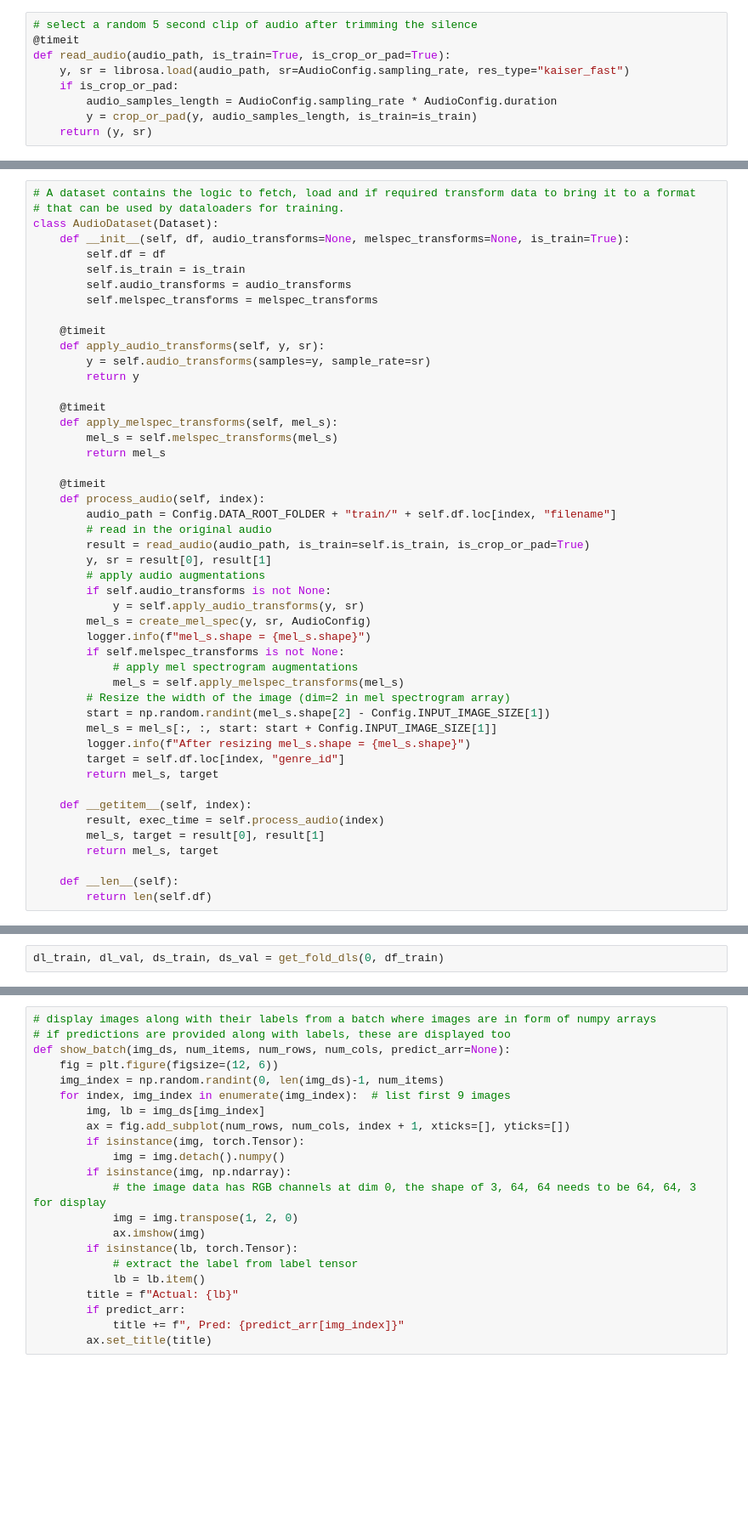
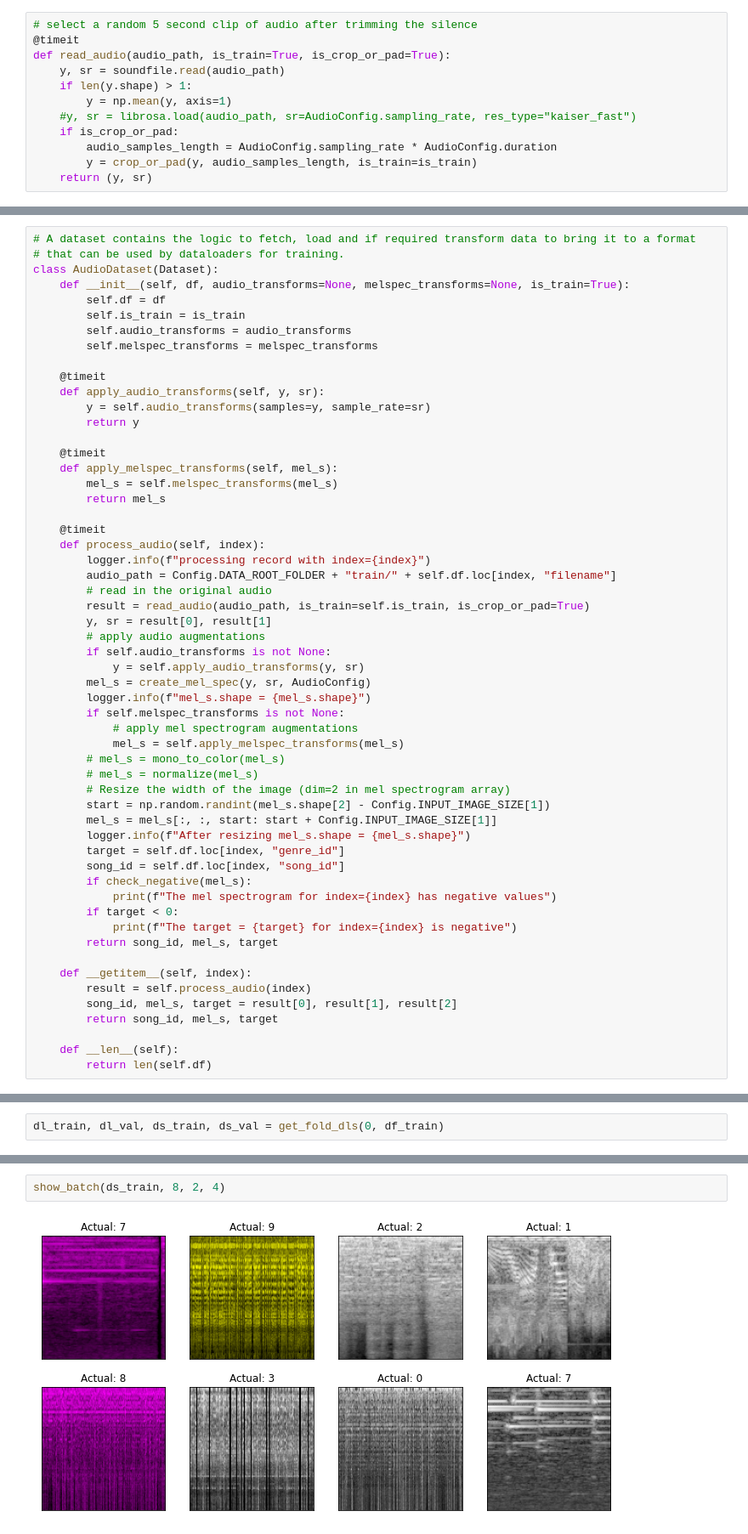
Before and after one commit to bk-anupam/KaggleChallenges, a Jupyter notebook: AUDIO/MusicClassification/preprocess_augment_train.ipynb, the cells around one changed output, grey strips where cells are left out. Shown at 85% size. Cells and saved outputs as stored; diff of their text form; blank space fills up the shorter version.

```diff
--- a/AUDIO/MusicClassification/preprocess_augment_train.ipynb
+++ b/AUDIO/MusicClassification/preprocess_augment_train.ipynb
@@ -183,7 +188,10 @@ def crop_or_pad(y, length, is_train=True):
 # select a random 5 second clip of audio after trimming the silence
 @timeit
 def read_audio(audio_path, is_train=True, is_crop_or_pad=True):
-    y, sr = librosa.load(audio_path, sr=AudioConfig.sampling_rate, res_type="kaiser_fast")
+    y, sr = soundfile.read(audio_path)
+    if len(y.shape) > 1:
+        y = np.mean(y, axis=1)
+    #y, sr = librosa.load(audio_path, sr=AudioConfig.sampling_rate, res_type="kaiser_fast")
     if is_crop_or_pad:
         audio_samples_length = AudioConfig.sampling_rate * AudioConfig.duration
         y = crop_or_pad(y, audio_samples_length, is_train=is_train)
@@ -299,6 +315,7 @@ class AudioDataset(Dataset):
 
     @timeit
     def process_audio(self, index):
+        logger.info(f"processing record with index={index}")
         audio_path = Config.DATA_ROOT_FOLDER + "train/" + self.df.loc[index, "filename"]
         # read in the original audio
         result = read_audio(audio_path, is_train=self.is_train, is_crop_or_pad=True)
@@ -311,17 +328,24 @@ class AudioDataset(Dataset):
         if self.melspec_transforms is not None:
             # apply mel spectrogram augmentations
             mel_s = self.apply_melspec_transforms(mel_s)
+        # mel_s = mono_to_color(mel_s)
+        # mel_s = normalize(mel_s)
         # Resize the width of the image (dim=2 in mel spectrogram array)
         start = np.random.randint(mel_s.shape[2] - Config.INPUT_IMAGE_SIZE[1])
         mel_s = mel_s[:, :, start: start + Config.INPUT_IMAGE_SIZE[1]]
         logger.info(f"After resizing mel_s.shape = {mel_s.shape}")
         target = self.df.loc[index, "genre_id"]
-        return mel_s, target
+        song_id = self.df.loc[index, "song_id"]
+        if check_negative(mel_s):
+            print(f"The mel spectrogram for index={index} has negative values")
+        if target < 0:
+            print(f"The target = {target} for index={index} is negative")
+        return song_id, mel_s, target
 
     def __getitem__(self, index):
-        result, exec_time = self.process_audio(index)
-        mel_s, target = result[0], result[1]
-        return mel_s, target
+        result = self.process_audio(index)
+        song_id, mel_s, target = result[0], result[1], result[2]
+        return song_id, mel_s, target
 
     def __len__(self):
         return len(self.df)
@@ -353,22 +400,4 @@ ds_train[0][0].shape
-# %%
-# display images along with their labels from a batch where images are in form of numpy arrays
-# if predictions are provided along with labels, these are displayed too
-def show_batch(img_ds, num_items, num_rows, num_cols, predict_arr=None):
-    fig = plt.figure(figsize=(12, 6))
-    img_index = np.random.randint(0, len(img_ds)-1, num_items)
-    for index, img_index in enumerate(img_index):  # list first 9 images
-        img, lb = img_ds[img_index]
-        ax = fig.add_subplot(num_rows, num_cols, index + 1, xticks=[], yticks=[])
-        if isinstance(img, torch.Tensor):
-            img = img.detach().numpy()
-        if isinstance(img, np.ndarray):
-            # the image data has RGB channels at dim 0, the shape of 3, 64, 64 needs to be 64, 64, 3 for display
-            img = img.transpose(1, 2, 0)
-            ax.imshow(img)
-        if isinstance(lb, torch.Tensor):
-            # extract the label from label tensor
-            lb = lb.item()
-        title = f"Actual: {lb}"
-        if predict_arr:
-            title += f", Pred: {predict_arr[img_index]}"
-        ax.set_title(title)
+# %%
+show_batch(ds_train, 8, 2, 4)
+# %% [output]
+[figure, added]
```
Also changed, not shown: parts of 17 cells of this notebook.
